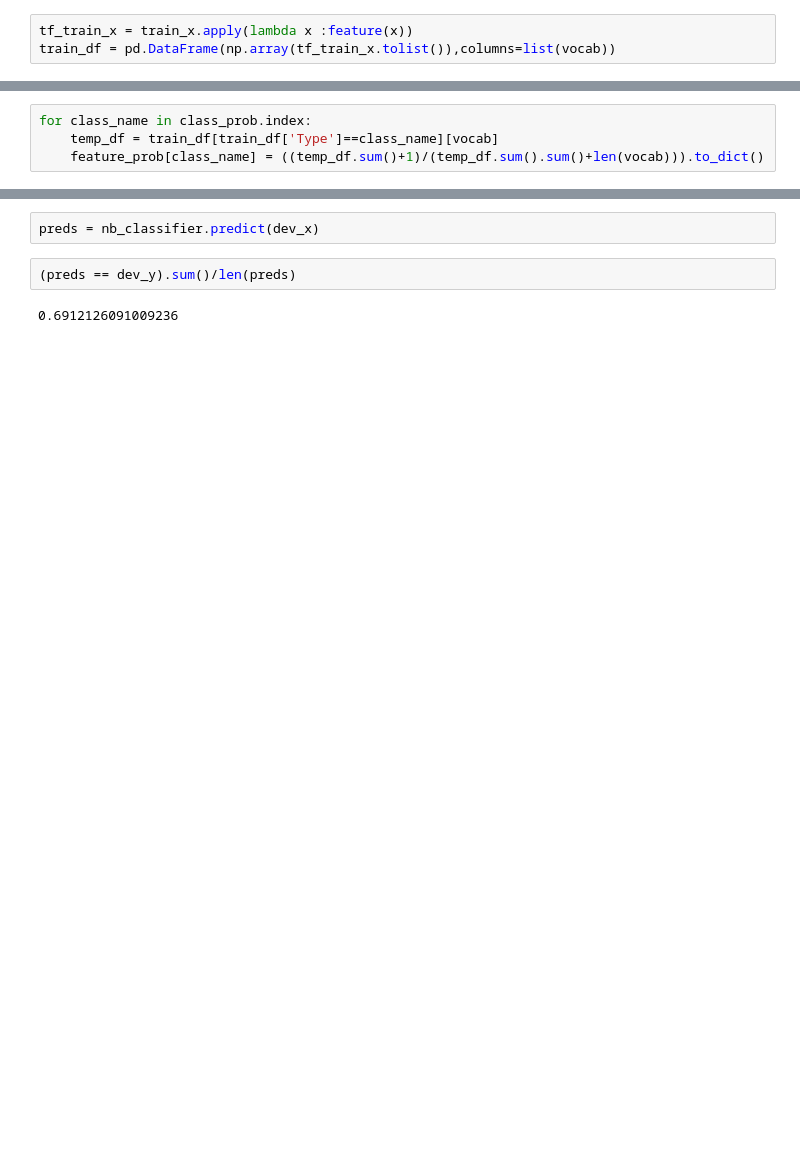
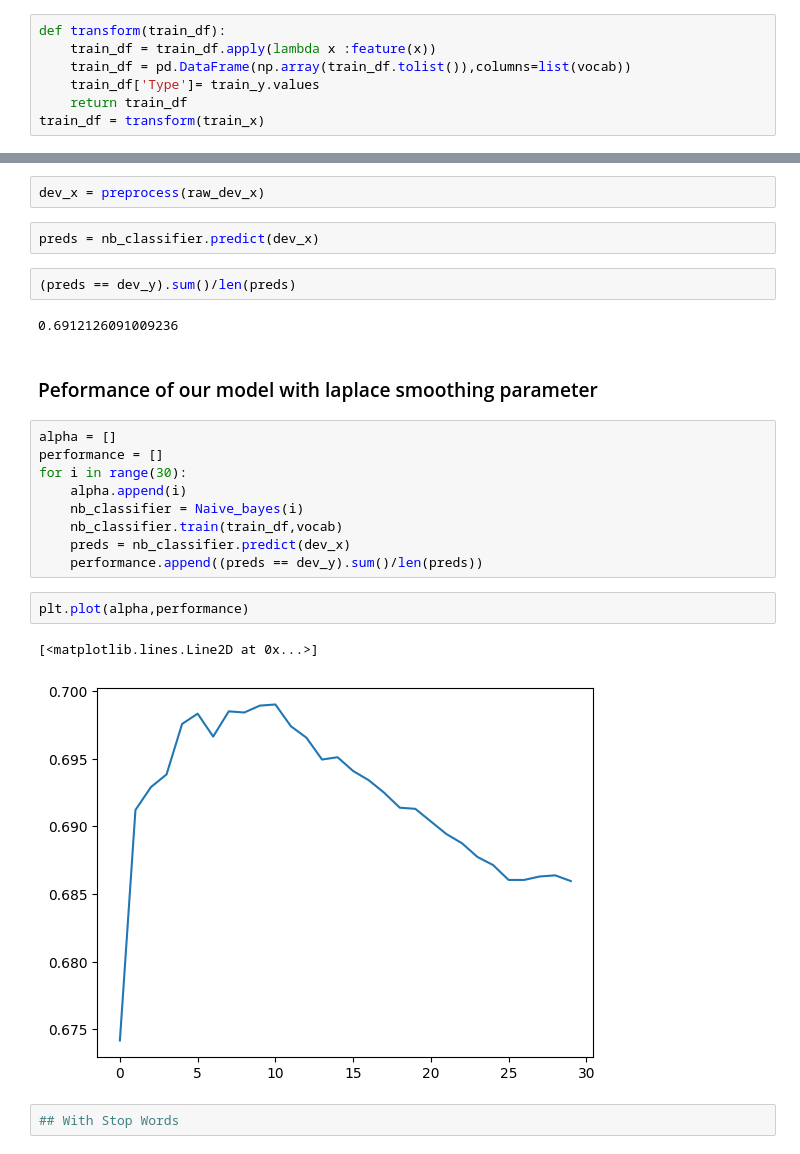
Before and after one commit to zzzhacker/Ford-text-classfication, a Jupyter notebook: TextClassification.ipynb, the cells around one changed output, grey strips where cells are left out. Drawn from its saved outputs; the diff is of its cells as text; blank space fills up the shorter version.

Commit message:
Modular code and smoothing parameter experiment

```diff
--- a/TextClassification.ipynb
+++ b/TextClassification.ipynb
@@ -75,5 +86,9 @@ def feature(x):
     cntr = Counter(x)
     return [1 if word in cntr else 0 for word in vocab]
 # %%
-tf_train_x = train_x.apply(lambda x :feature(x))
-train_df = pd.DataFrame(np.array(tf_train_x.tolist()),columns=list(vocab))
+def transform(train_df):
+    train_df = train_df.apply(lambda x :feature(x))
+    train_df = pd.DataFrame(np.array(train_df.tolist()),columns=list(vocab))
+    train_df['Type']= train_y.values
+    return train_df
+train_df = transform(train_x)
@@ -86,4 +94,0 @@ feature_prob = {}
-# %%
-for class_name in class_prob.index:
-    temp_df = train_df[train_df['Type']==class_name][vocab]
-    feature_prob[class_name] = ((temp_df.sum()+1)/(temp_df.sum().sum()+len(vocab))).to_dict()
@@ -133,6 +131,26 @@ dev_x = dev_x.apply(lambda x:x.split())
+# %%
+dev_x = preprocess(raw_dev_x)
 # %%
 preds = nb_classifier.predict(dev_x)
 # %%
 (preds == dev_y).sum()/len(preds)
 # %% [output]
 0.6912126091009236
+# %% [markdown]
+### Peformance of our model with laplace smoothing parameter
+# %%
+alpha = []
+performance = []
+for i in range(30):
+    alpha.append(i)
+    nb_classifier = Naive_bayes(i)
+    nb_classifier.train(train_df,vocab)
+    preds = nb_classifier.predict(dev_x)
+    performance.append((preds == dev_y).sum()/len(preds))
+# %%
+plt.plot(alpha,performance)
+# %% [output]
+[<matplotlib.lines.Line2D at 0x...>]
+[figure, added]
+# %%
+## With Stop Words
```
Also changed, not shown: parts of 12 cells of this notebook.
